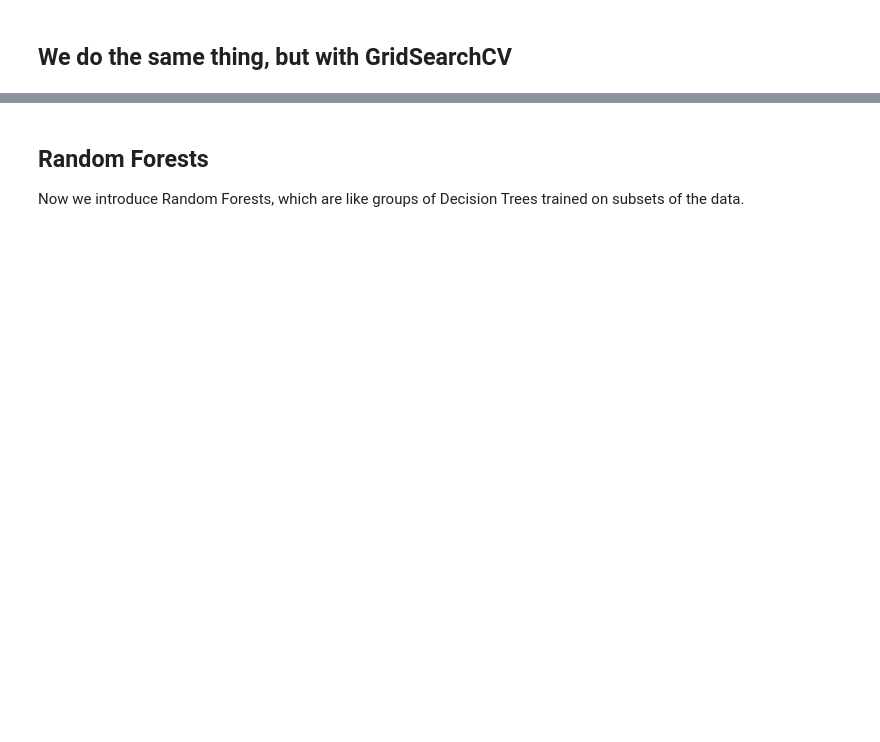
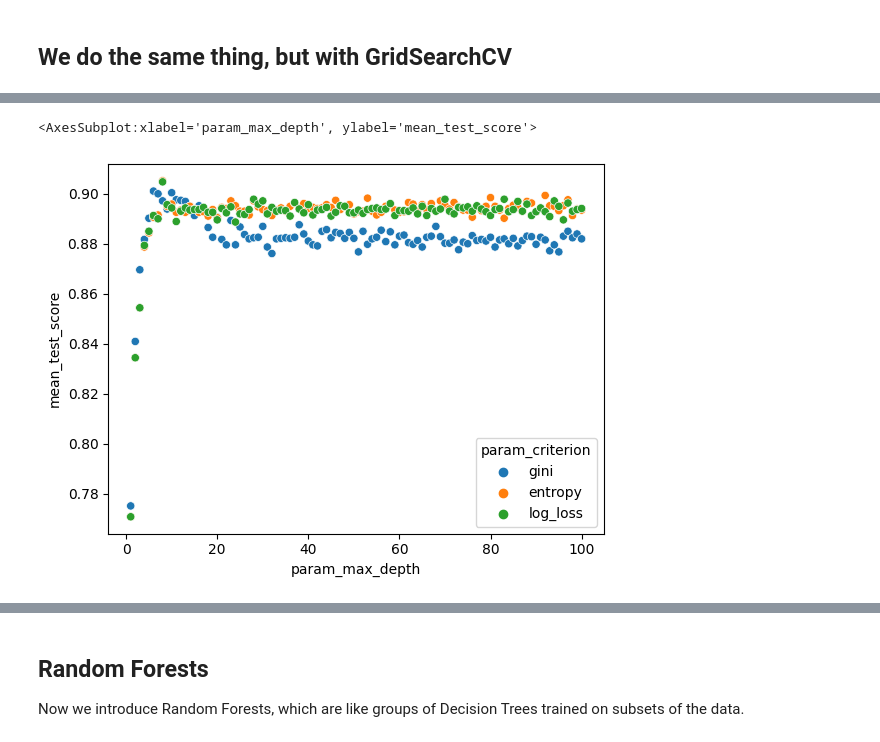
Before and after one commit to gnswain/math475, a Jupyter notebook: week6_sync/spam-starter.ipynb, the cells around one changed output, grey strips where cells are left out. Drawn from its saved outputs; the diff is of its cells as text; code cells hidden in the pictures; blank space fills up the shorter version.

```diff
--- a/week6_sync/spam-starter.ipynb
+++ b/week6_sync/spam-starter.ipynb
@@ -16,0 +87,3 @@ Now we talk about some different parameters a Decision Tree classifier can have,
+# %%
+nums = range(1, 101)
+score = [depth_to_score(n) for n in nums]
@@ -17,2 +101,9 @@ Now we talk about some different parameters a Decision Tree classifier can have,
 # %% [markdown]
 ## We do the same thing, but with GridSearchCV
+# %%
+parameters = {'criterion': ('gini', 'entropy', 'log_loss'), 'max_depth': nums}
+my_DTC = DecisionTreeClassifier()
+
+clf = GridSearchCV(my_DTC, parameters)
+# %%
+clf.fit(X, y)
@@ -18,0 +114,3 @@ Now we talk about some different parameters a Decision Tree classifier can have,
+# %%
+results_df = pd.DataFrame(clf.cv_results_)
+results_df.head()
@@ -18,0 +124,5 @@ Now we talk about some different parameters a Decision Tree classifier can have,
+# %%
+sns.scatterplot(results_df, x = 'param_max_depth', y = 'mean_test_score', hue = 'param_criterion')
+# %% [output]
+<AxesSubplot:xlabel='param_max_depth', ylabel='mean_test_score'>
+[figure, added]
```
Also changed, not shown: parts of 20 cells of this notebook, 1 other file.
